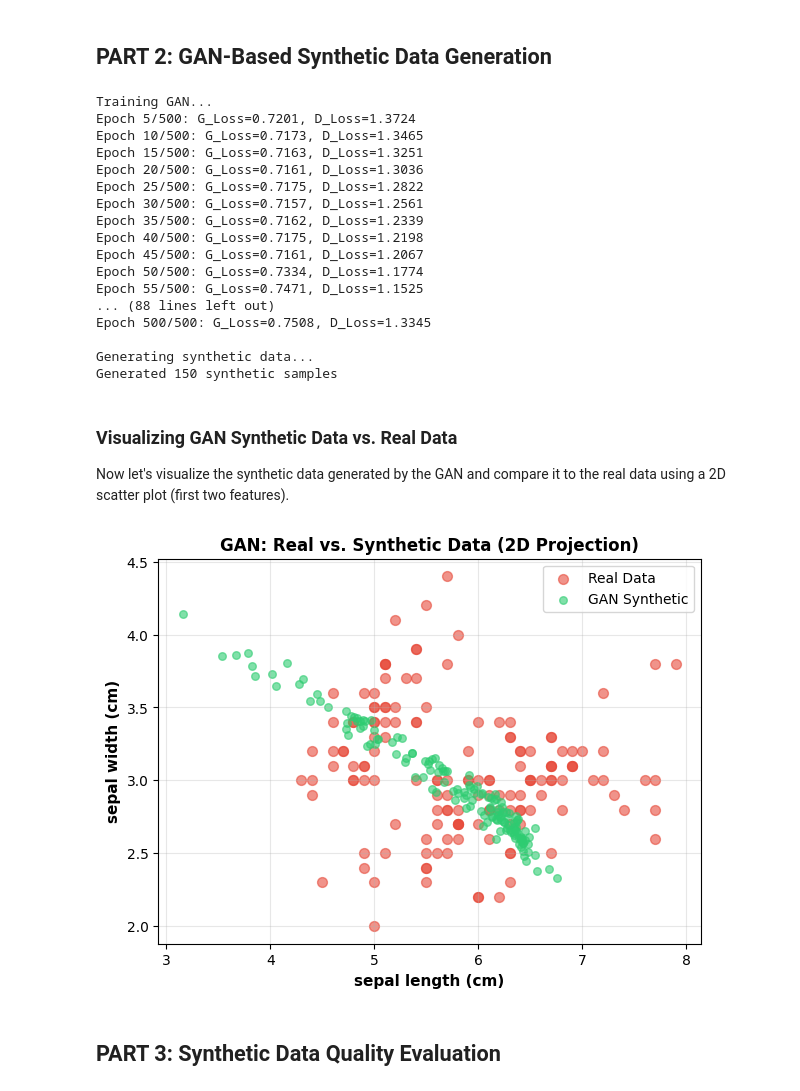
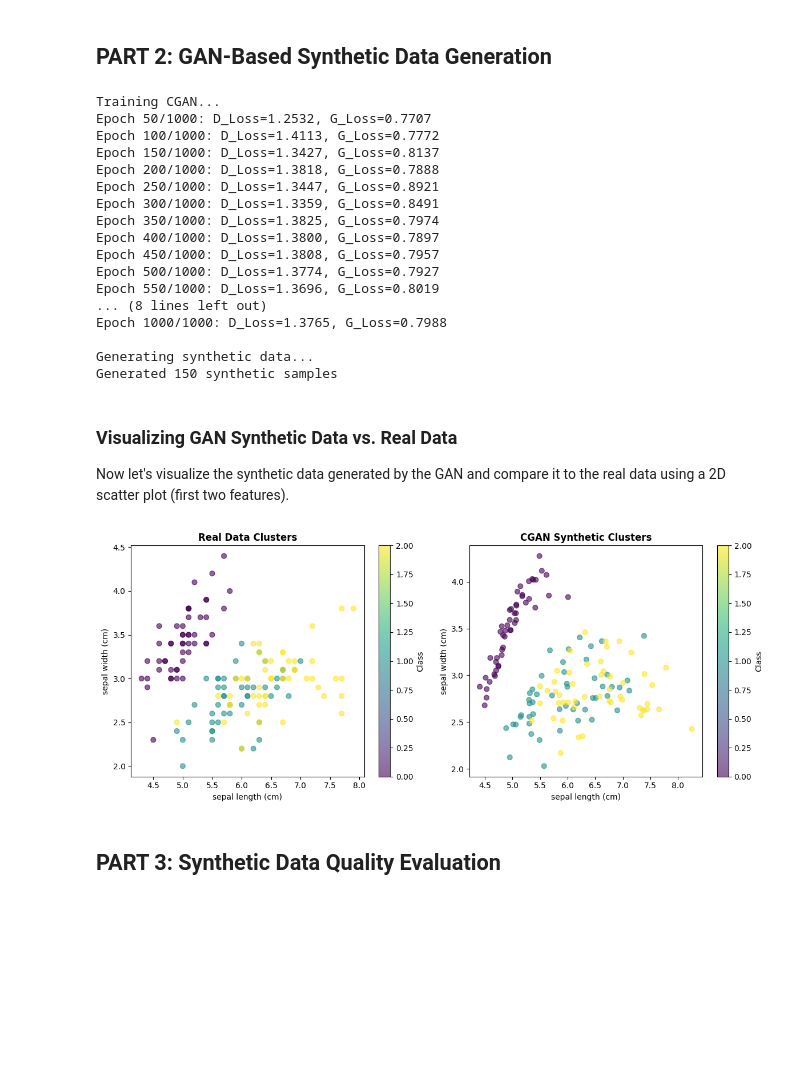
Before and after one commit to ELTE-DSED/Intro-Data-Security, a Jupyter notebook: module_07_synthetic_data_generation/Lab_7_Tabular_Synthetic_Data_Generation.ipynb, the cells around one changed output. Drawn from its saved outputs; the diff is of its cells as text; code cells hidden in the pictures; blank space fills up the shorter version.

```diff
--- a/module_07_synthetic_data_generation/Lab_7_Tabular_Synthetic_Data_Generation.ipynb
+++ b/module_07_synthetic_data_generation/Lab_7_Tabular_Synthetic_Data_Generation.ipynb
@@ -358,29 +318,33 @@ def train_gan(train_loader: DataLoader, latent_dim: int = 10, epochs: int = 20):
 # %%
-print("\nTraining GAN...")
-generator, g_losses, d_losses = train_gan(train_loader, latent_dim=10, epochs=500)
+print('\nTraining CGAN...')
+generator = Generator(n_classes=3).to(device)
+discriminator = Discriminator(n_classes=3).to(device)
+generator = train_gan(generator, discriminator, train_loader, epochs=1000)
 
-print("\nGenerating synthetic data...")
+print('\nGenerating synthetic data...')
 with torch.no_grad():
-    z = torch.randn(150, 10, device=device)
-    X_synthetic_gan = generator(z).cpu().numpy()
-    X_synthetic_gan = scaler.inverse_transform(X_synthetic_gan)  # Descale
+    z = torch.randn(150, 10).to(device)
+    y_synth = torch.LongTensor(y_real).to(device)
+    X_synthetic_gan = generator(z, y_synth).cpu().numpy()
+    X_synthetic_gan = scaler.inverse_transform(X_synthetic_gan)
+    y_synthetic_gan = y_real.copy()
 
-print(f"Generated {len(X_synthetic_gan)} synthetic samples")
+print(f'Generated {len(X_synthetic_gan)} synthetic samples')
 # %% [output]
-Training GAN...
-Epoch 5/500: G_Loss=0.7201, D_Loss=1.3724
-Epoch 10/500: G_Loss=0.7173, D_Loss=1.3465
-Epoch 15/500: G_Loss=0.7163, D_Loss=1.3251
-Epoch 20/500: G_Loss=0.7161, D_Loss=1.3036
-Epoch 25/500: G_Loss=0.7175, D_Loss=1.2822
-Epoch 30/500: G_Loss=0.7157, D_Loss=1.2561
-Epoch 35/500: G_Loss=0.7162, D_Loss=1.2339
-Epoch 40/500: G_Loss=0.7175, D_Loss=1.2198
-Epoch 45/500: G_Loss=0.7161, D_Loss=1.2067
-Epoch 50/500: G_Loss=0.7334, D_Loss=1.1774
-Epoch 55/500: G_Loss=0.7471, D_Loss=1.1525
-... (88 lines left out)
-Epoch 500/500: G_Loss=0.7508, D_Loss=1.3345
+Training CGAN...
+Epoch 50/1000: D_Loss=1.2532, G_Loss=0.7707
+Epoch 100/1000: D_Loss=1.4113, G_Loss=0.7772
+Epoch 150/1000: D_Loss=1.3427, G_Loss=0.8137
+Epoch 200/1000: D_Loss=1.3818, G_Loss=0.7888
+Epoch 250/1000: D_Loss=1.3447, G_Loss=0.8921
+Epoch 300/1000: D_Loss=1.3359, G_Loss=0.8491
+Epoch 350/1000: D_Loss=1.3825, G_Loss=0.7974
+Epoch 400/1000: D_Loss=1.3800, G_Loss=0.7897
+Epoch 450/1000: D_Loss=1.3808, G_Loss=0.7957
+Epoch 500/1000: D_Loss=1.3774, G_Loss=0.7927
+Epoch 550/1000: D_Loss=1.3696, G_Loss=0.8019
+... (8 lines left out)
+Epoch 1000/1000: D_Loss=1.3765, G_Loss=0.7988
 
 Generating synthetic data...
 Generated 150 synthetic samples
@@ -389,17 +353,28 @@ Generated 150 synthetic samples
 
 Now let's visualize the synthetic data generated by the GAN and compare it to the real data using a 2D scatter plot (first two features).
 # %%
-plt.figure(figsize=(7, 5))
-plt.scatter(X_real[:, 0], X_real[:, 1], alpha=0.6, s=50, label='Real Data', color='#e74c3c')
-plt.scatter(X_synthetic_gan[:, 0], X_synthetic_gan[:, 1], alpha=0.6, s=30, label='GAN Synthetic', color='#2ecc71')
-plt.xlabel(iris.feature_names[0], fontsize=11, fontweight='bold')
-plt.ylabel(iris.feature_names[1], fontsize=11, fontweight='bold')
-plt.title('GAN: Real vs. Synthetic Data (2D Projection)', fontsize=12, fontweight='bold')
-plt.legend(fontsize=10)
-plt.grid(alpha=0.3)
+plt.figure(figsize=(12, 5))
+
+# Real data scatter
+plt.subplot(1, 2, 1)
+scatter = plt.scatter(X_real[:, 0], X_real[:, 1], c=y_real, cmap='viridis', alpha=0.6, s=40, label='Real Data')
+plt.title('Real Data Clusters', fontsize=12, fontweight='bold')
+plt.xlabel(iris.feature_names[0])
+plt.ylabel(iris.feature_names[1])
+plt.colorbar(scatter, label='Class')
+
+# GAN data scatter
+plt.subplot(1, 2, 2)
+scatter2 = plt.scatter(X_synthetic_gan[:, 0], X_synthetic_gan[:, 1], c=y_synthetic_gan, cmap='viridis', alpha=0.6, s=40, label='GAN Synthetic')
+plt.title('CGAN Synthetic Clusters', fontsize=12, fontweight='bold')
+plt.xlabel(iris.feature_names[0])
+plt.ylabel(iris.feature_names[1])
+plt.colorbar(scatter2, label='Class')
+
+plt.tight_layout()
 plt.show()
 # %% [output]
-[figure, old version]
+[figure, new version]
 # %% [markdown]
 ## PART 3: Synthetic Data Quality Evaluation
 # %%
```
Also changed, not shown: parts of 21 cells of this notebook.
